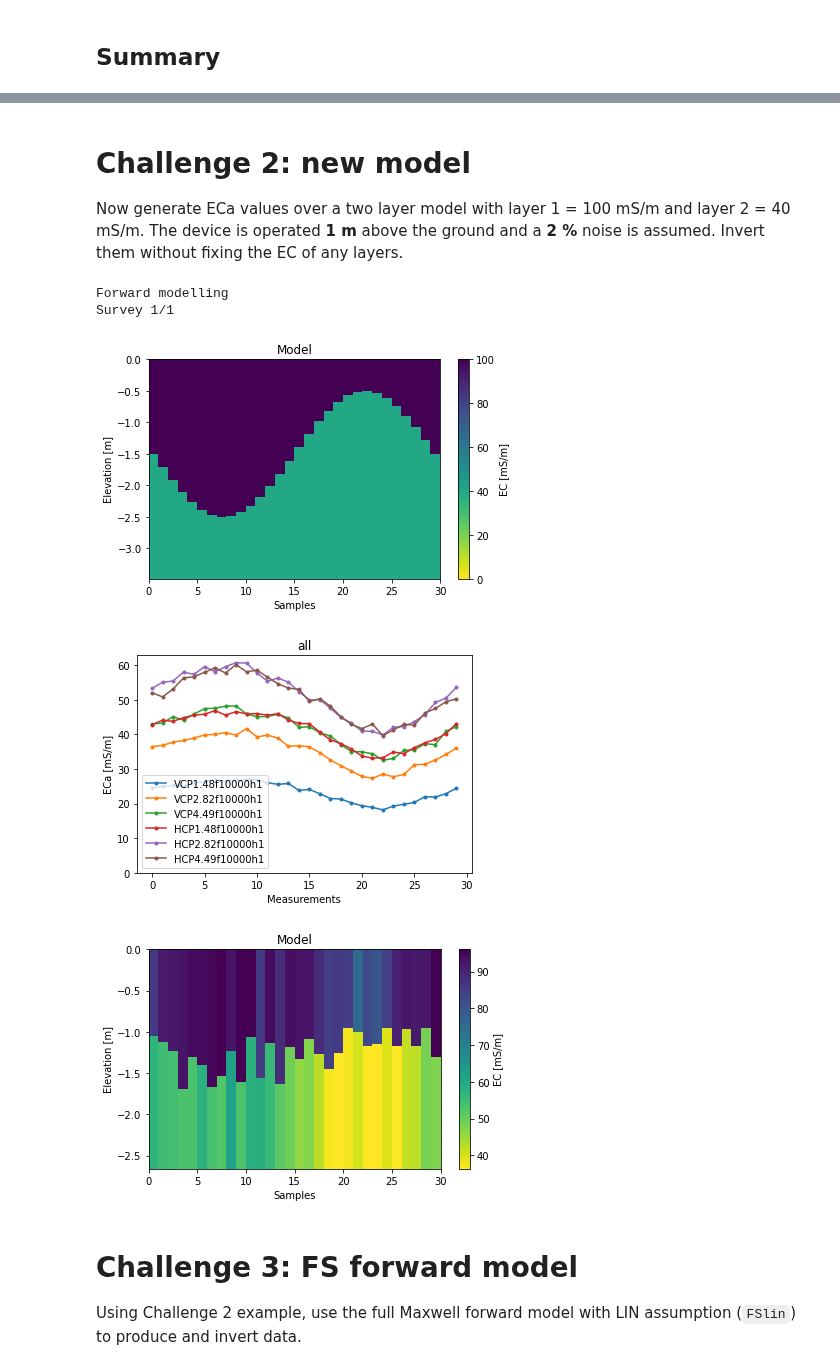
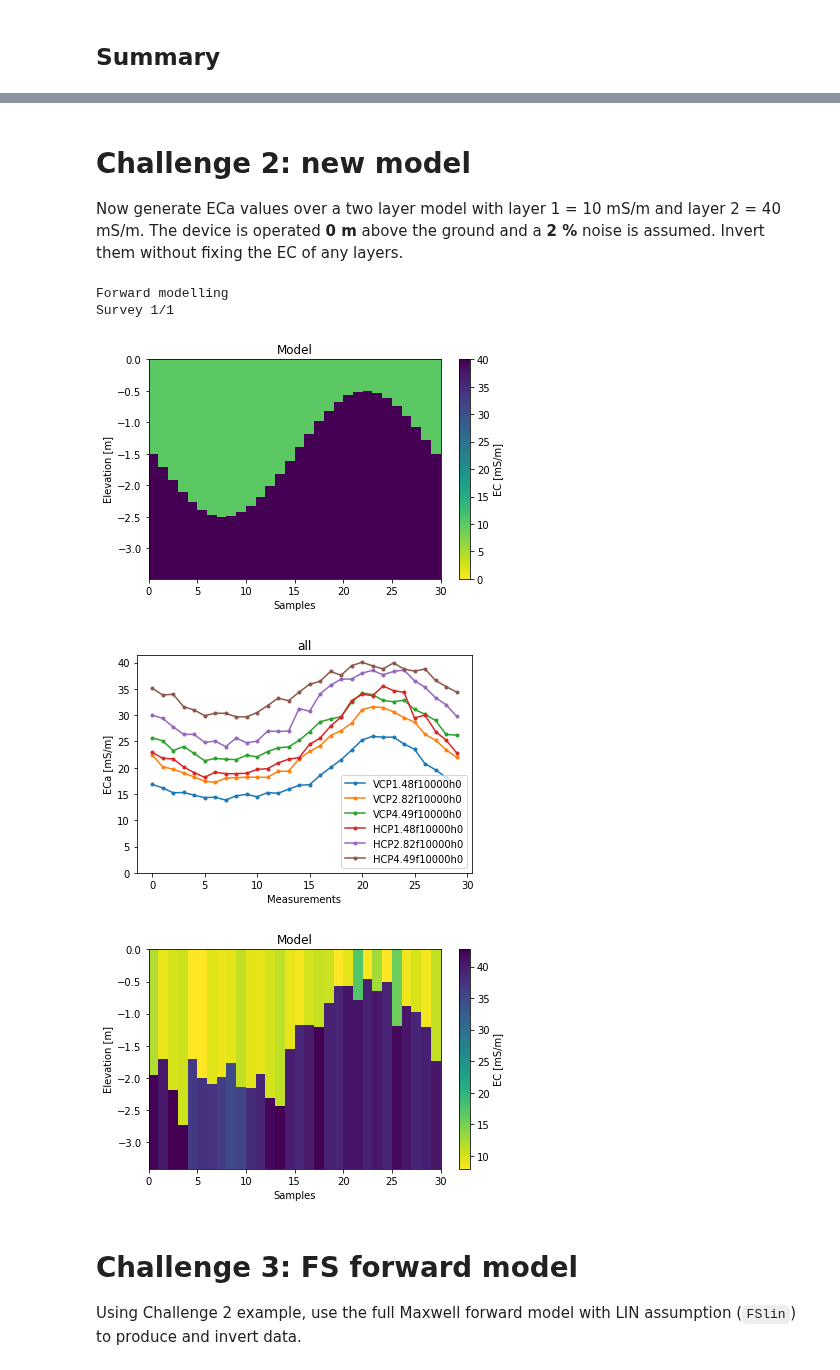
Before and after one commit to hkexgroup/emagpy, a Jupyter notebook: jupyter-notebook/workshop01-forward.ipynb, the cells around one changed output, grey strips where cells are left out. Saved outputs shown, nothing was run; the diff lists cells and outputs as text; code cells hidden in the pictures.

```diff
--- a/jupyter-notebook/workshop01-forward.ipynb
+++ b/jupyter-notebook/workshop01-forward.ipynb
@@ -174,37 +181,37 @@ Survey 1/1
 # %% [markdown]
 # Challenge 2: new model
 
-Now generate ECa values over a two layer model with layer 1 = 100 mS/m and layer 2 = 40 mS/m. The device is operated **1 m** above the ground and a  **2 %** noise is assumed. Invert them without fixing the EC of any layers.
+Now generate ECa values over a two layer model with layer 1 = 10 mS/m and layer 2 = 40 mS/m. The device is operated **0 m** above the ground and a  **2 %** noise is assumed. Invert them without fixing the EC of any layers.
 # %%
 # ANSWER
 # define model parameters
 nlayer = 2 # number of layers in model
 npos = 30 # number of positions/sampling locations
 x = np.linspace(0, 2*np.pi, npos)[:,None] # specify x position along transect
 depths = 0.5 + (1+np.sin((x))) # generate depth based on x position along transect (positive!)
-conds = np.ones((npos, nlayer))*[100, 40] # electrical conductivity in mS/m of upper and lower layer
+conds = np.ones((npos, nlayer))*[10, 40] # electrical conductivity in mS/m of upper and lower layer
 
 # define coil orientations
-coils0 = ['VCP1.48f10000h1', 'VCP2.82f10000h1', 'VCP4.49f10000h1', 'HCP1.48f10000h1', 'HCP2.82f10000h1', 'HCP4.49f10000h1']
+coils0 = ['VCP1.48f10000h0', 'VCP2.82f10000h0', 'VCP4.49f10000h0', 'HCP1.48f10000h0', 'HCP2.82f10000h0', 'HCP4.49f10000h0']
 
 # forward
 k = Problem() # create an instance of the Problem class
 k.setModels([depths], [conds]) # create synthetic model based on conductivities and depths defined in step 1
 k.forward(forwardModel='CS', coils=coils0, noise=0.02) # perform forward modellling
 k.showResults(vmin=0) # show the model
 k.show(vmin=0) # show the synthetic ECa generated
 
 # invert
 k.setInit(depths0=[1.5], fixedDepths=[False], # setting initial model and specify which are fixed
           conds0=[5, 20], fixedConds=[False, False])
-k.invert(method='ROPE',forwardModel='CS', rep=300, alpha=0, regularization='l2', njobs=-1) # inversion
+k.invert(method='ROPE',forwardModel='CS', rep=3000, alpha=0, regularization='l2', njobs=-1, bnds=[(0.01, 3), (0, 200), (0, 200)]) # inversion
 k.showResults() # show inverted model
 # %% [output]
 Forward modelling
 Survey 1/1
-[figure, old version]
+[figure, new version]
-[figure, old version]
+[figure, new version]
-[figure, old version]
+[figure, new version]
 # %% [markdown]
 # Challenge 3: FS forward model
 
```
Also changed, not shown: parts of 10 cells of this notebook, 1 other file.
